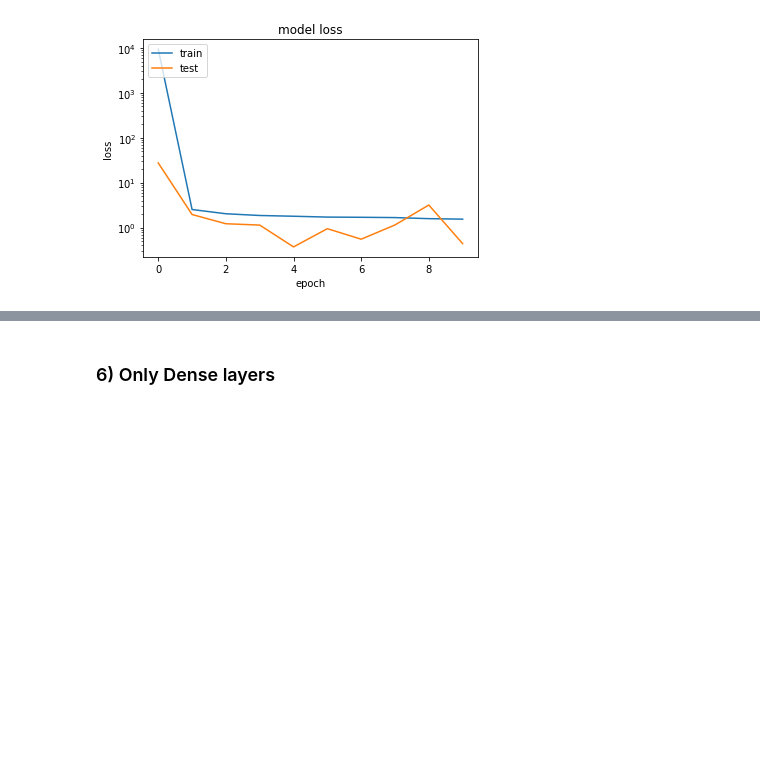
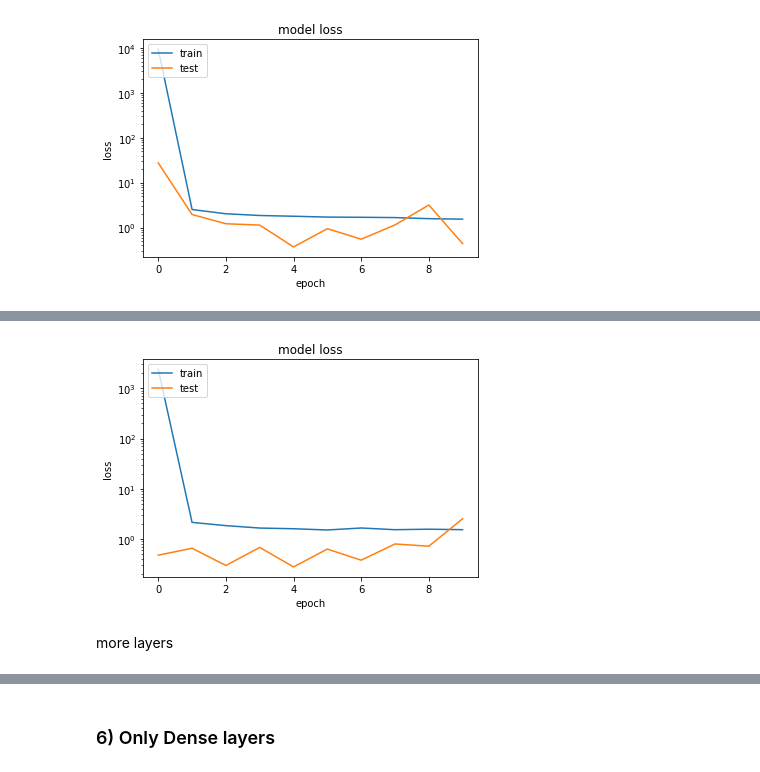
Before and after one commit to koz1ov/discrete_structures_prac, a Jupyter notebook: prac.ipynb, the cells around one changed output, grey strips where cells are left out. Drawn from its saved outputs; the diff is of its cells as text; code cells hidden in the pictures; blank space fills up the shorter version.

Commit message:
add 2 more models

```diff
--- a/prac.ipynb
+++ b/prac.ipynb
@@ -221,0 +224,8 @@ draw(history)
+# %%
+model_8 = models.Sequential()
+model_8.add(layers.LSTM(100, input_shape=(PART_LEN, 1)))
+model_8.add(layers.Dense(50))
+model_8.add(layers.Dense(1))
+model_8.compile(loss='mean_squared_error', optimizer='adam')
+# %%
+history = train_model(model_8, epochs=10)
@@ -221,0 +253,6 @@ draw(history)
+# %%
+draw(history)
+# %% [output]
+[figure, added]
+# %% [markdown]
+more layers
```
Also changed, not shown: parts of 5 cells of this notebook.
